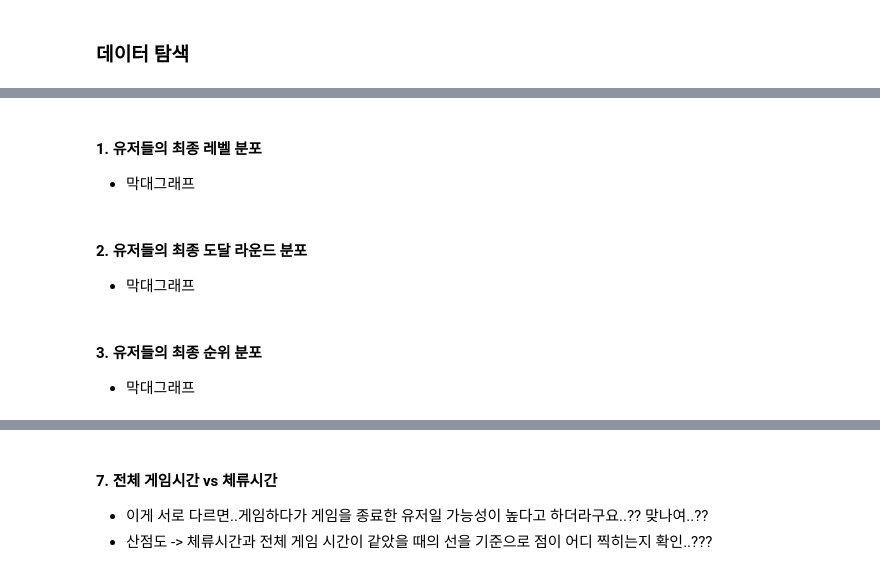
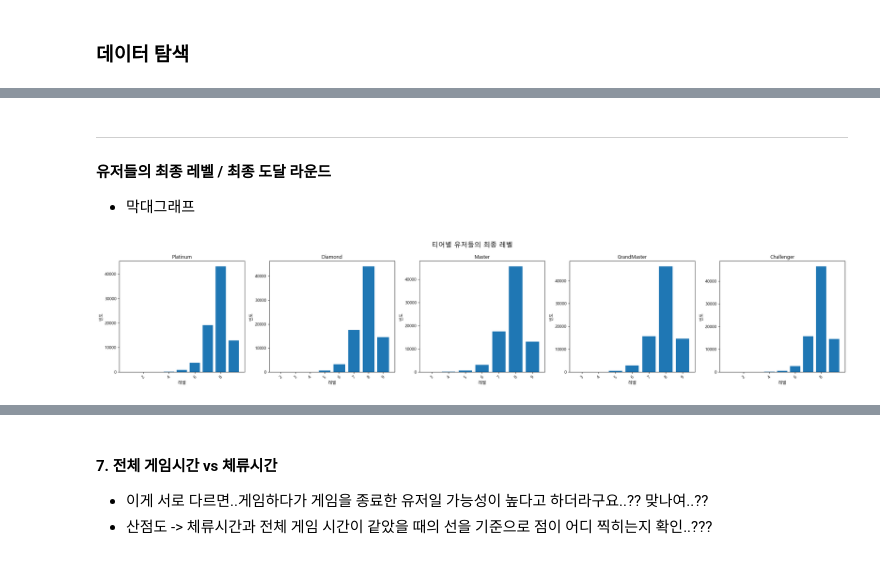
Before and after one commit to hanalo26/Third-project-sparta, a Jupyter notebook: works/Haeun_Baek/test.ipynb, the cells around one changed output, grey strips where cells are left out. Saved outputs shown, nothing was run; the diff lists cells and outputs as text; code cells hidden in the pictures.

```diff
--- a/works/Haeun_Baek/test.ipynb
+++ b/works/Haeun_Baek/test.ipynb
@@ -7,0 +20,6 @@ import seaborn as sns
+# %%
+df_Platinum_Match = pd.read_csv('./tft_game_dataset/TFT_Platinum_MatchData.csv')
+df_Diamond_Match = pd.read_csv('./tft_game_dataset/TFT_Diamond_MatchData.csv')
+df_Master_Match = pd.read_csv('./tft_game_dataset/TFT_Master_MatchData.csv')
+df_GrandMaster_Match = pd.read_csv('./tft_game_dataset/TFT_GrandMaster_MatchData.csv')
+df_Challenger_Match = pd.read_csv('./tft_game_dataset/TFT_Challenger_MatchData.csv')
@@ -7,0 +58,16 @@ import seaborn as sns
+# %%
+dfs = {
+    'Platinum': df_Platinum_Match,
+    'Diamond': df_Diamond_Match,
+    'Master': df_Master_Match,
+    'GrandMaster': df_GrandMaster_Match,
+    'Challenger': df_Challenger_Match
+}
+
+for name, df in dfs.items():
+    # map(): 같은 game_id를 가진 유저 수를 count하고, 각 행마다 붙여주는 역할
+    # 게임아이디마다 각각의 유저를 맞춰서 연결함
+    df['player_cnt'] = df['gameId'].map(df['gameId'].value_counts())
+    print(f"=== {name} 티어 ===")
+    print(df['player_cnt'].value_counts().sort_index())
+    print()
@@ -8,11 +92,24 @@ import seaborn as sns
 # %% [markdown]
-#### 1. 유저들의 최종 레벨 분포
+---
+#### **유저들의 최종 레벨 / 최종 도달 라운드**
 - 막대그래프
 # %%
-#
+def plot_bar_all(dfs, col, title='', xlabel='', ylabel='빈도'):
+    fig, axes = plt.subplots(1, 5, figsize=(25, 5))
+    fig.suptitle(title, fontsize=16)
+
+    for ax, (name, df) in zip(axes, dfs.items()):
+        counts = df[col].value_counts().sort_index()
+        ax.bar(counts.index, counts.values)
+        ax.set_title(name)
+        ax.set_xlabel(xlabel)
+        ax.set_ylabel(ylabel)
+        ax.tick_params(axis='x', rotation=45)
+
+    plt.tight_layout()
+    plt.show()
+
+# 함수 실행
+plot_bar_all(dfs, 'level', title='티어별 유저들의 최종 레벨', xlabel='레벨')
+# %% [output]
+[figure, added]
-# %% [markdown]
-#### 2. 유저들의 최종 도달 라운드 분포
-- 막대그래프
-# %% [markdown]
-#### 3. 유저들의 최종 순위 분포
-- 막대그래프
```
Also changed, not shown: parts of 21 cells of this notebook.
